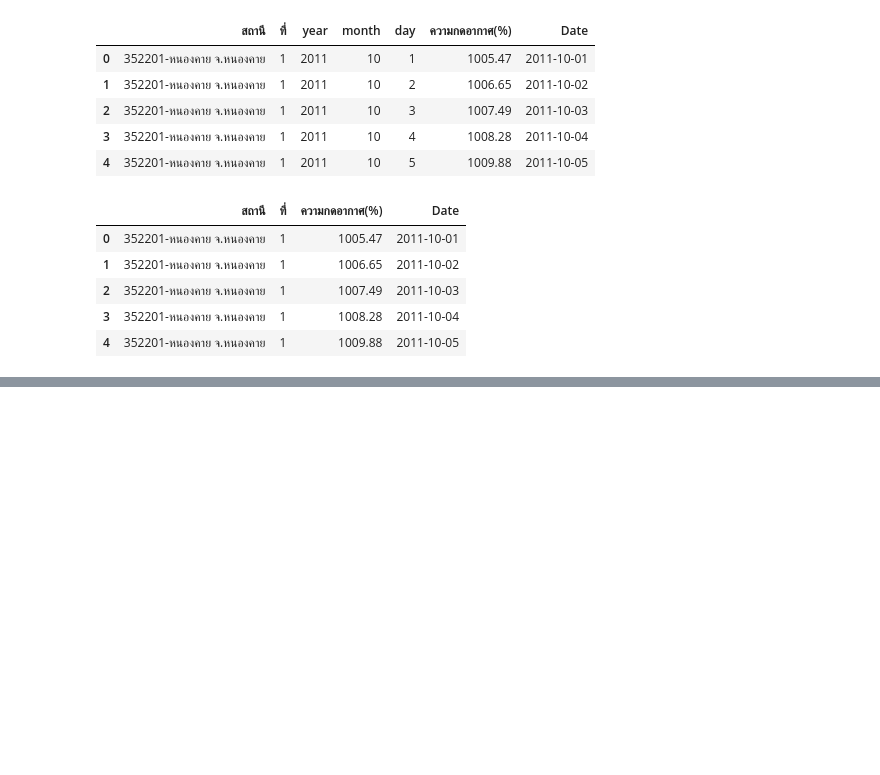
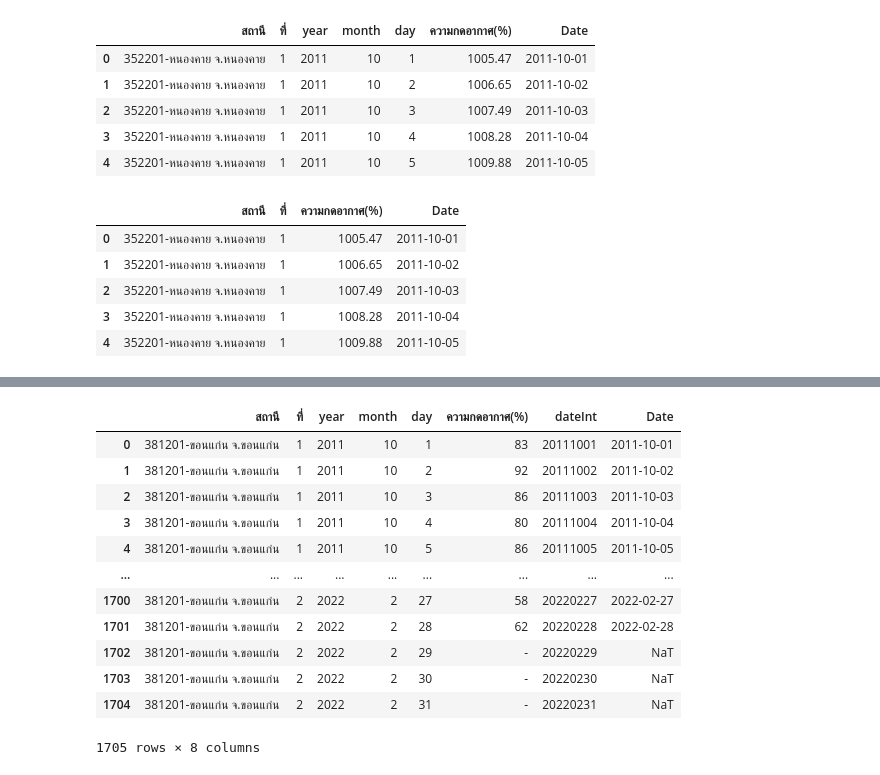
Before and after one commit to NarissaraYo/BSC_DPDM23, a Jupyter notebook: midterm_bscdpdm23.ipynb, the cells around one changed output, grey strips where cells are left out. Saved outputs shown, nothing was run; the diff lists cells and outputs as text; code cells hidden in the pictures; blank space fills up the shorter version.

```diff
--- a/midterm_bscdpdm23.ipynb
+++ b/midterm_bscdpdm23.ipynb
@@ -267,0 +332,5 @@ ps_khonkaen_stack.head()
+# %%
+mt_khonkaen['year'] = mt_khonkaen['เดือน/ปี'].dt.year
+mt_khonkaen['month'] = mt_khonkaen['เดือน/ปี'].dt.month
+mt_khonkaen = mt_khonkaen.drop(['เดือน/ปี','เฉลี่ย'], axis =1)
+mt_khonkaen.head()
@@ -267,0 +345,5 @@ ps_khonkaen_stack.head()
+# %%
+mt_khonkaen_stack = mt_khonkaen.set_index(['สถานี','ที่','year','month']).stack().reset_index()
+mt_khonkaen_stack.rename(columns={'level_4' : 'day'},inplace=True)
+mt_khonkaen_stack.rename(columns={0 : 'ความกดอากาศ(%)'},inplace=True)
+mt_khonkaen_stack
@@ -267,0 +364,19 @@ ps_khonkaen_stack.head()
+# %%
+mt_khonkaen_stack['dateInt']=mt_khonkaen_stack['year'].astype(str) + mt_khonkaen_stack['month'].astype(str).str.zfill(2)+ mt_khonkaen_stack['day'].astype(str).str.zfill(2)
+mt_khonkaen_stack['Date'] = pd.to_datetime(mt_khonkaen_stack['dateInt'], format='%Y%m%d',errors='coerce')
+# %%
+mt_khonkaen_stack
+# %% [output]
+|  | สถานี | ที่ | year | month | day | ความกดอากาศ(%) | dateInt | Date |
+| 0 | 381201-ขอนแก่น จ.ขอนแก่น | 1 | 2011 | 10 | 1 | 83 | 20111001 | 2011-10-01 |
+| 1 | 381201-ขอนแก่น จ.ขอนแก่น | 1 | 2011 | 10 | 2 | 92 | 20111002 | 2011-10-02 |
+| 2 | 381201-ขอนแก่น จ.ขอนแก่น | 1 | 2011 | 10 | 3 | 86 | 20111003 | 2011-10-03 |
+| 3 | 381201-ขอนแก่น จ.ขอนแก่น | 1 | 2011 | 10 | 4 | 80 | 20111004 | 2011-10-04 |
+| 4 | 381201-ขอนแก่น จ.ขอนแก่น | 1 | 2011 | 10 | 5 | 86 | 20111005 | 2011-10-05 |
+| ... | ... | ... | ... | ... | ... | ... | ... | ... |
+| 1700 | 381201-ขอนแก่น จ.ขอนแก่น | 2 | 2022 | 2 | 27 | 58 | 20220227 | 2022-02-27 |
+| 1701 | 381201-ขอนแก่น จ.ขอนแก่น | 2 | 2022 | 2 | 28 | 62 | 20220228 | 2022-02-28 |
+| 1702 | 381201-ขอนแก่น จ.ขอนแก่น | 2 | 2022 | 2 | 29 | - | 20220229 | NaT |
+| 1703 | 381201-ขอนแก่น จ.ขอนแก่น | 2 | 2022 | 2 | 30 | - | 20220230 | NaT |
+| 1704 | 381201-ขอนแก่น จ.ขอนแก่น | 2 | 2022 | 2 | 31 | - | 20220231 | NaT |
+1705 rows × 8 columns
```
Also changed, not shown: parts of 106 cells of this notebook.
